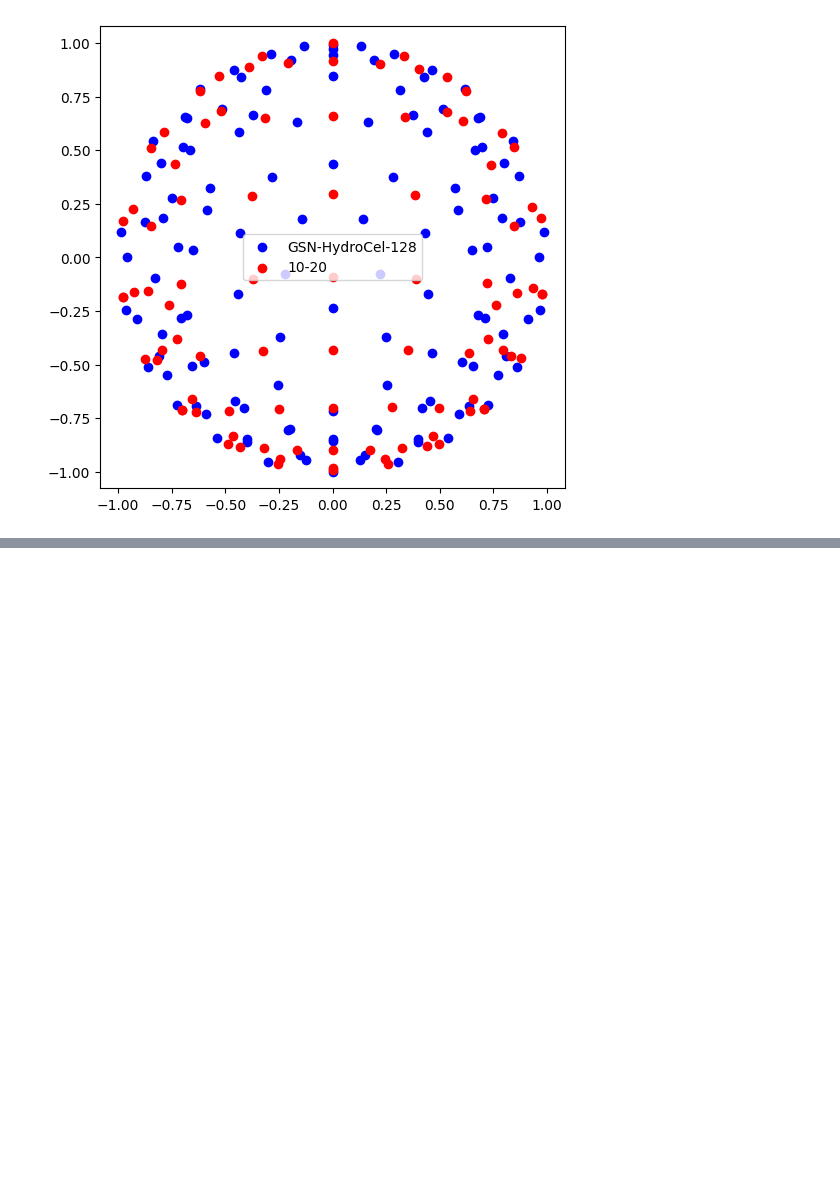
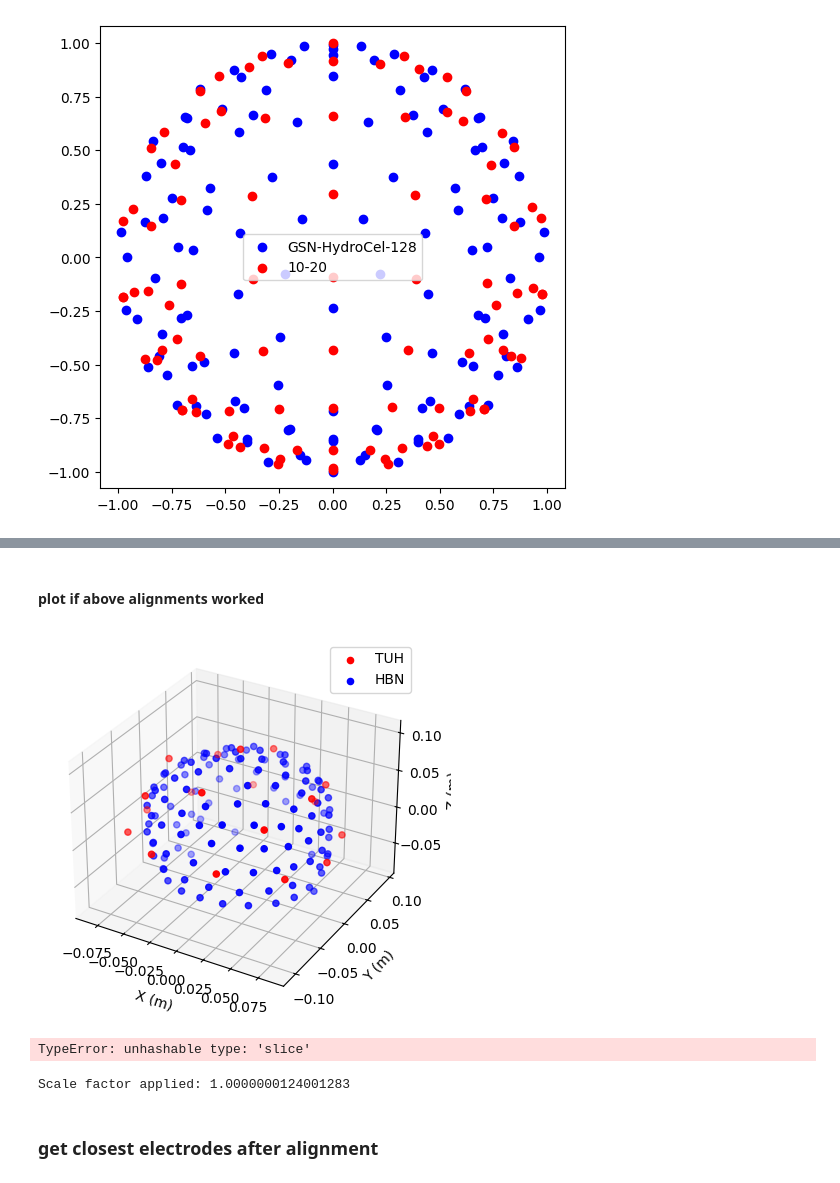
Before and after one commit to gjoelbye/SPEED, a Jupyter notebook: notebooks/hbn.ipynb, the cells around one changed output, grey strips where cells are left out. Saved outputs shown, nothing was run; the diff lists cells and outputs as text; code cells hidden in the pictures; blank space fills up the shorter version.

Commit message:
finally aligned and 19 channels picked

```diff
--- a/notebooks/hbn.ipynb
+++ b/notebooks/hbn.ipynb
@@ -535,0 +347,11 @@ len(mapping)
+# %%
+# load raw_tuh, then:
+# montage_tuh = make_tuh_montage()
+# PreprocessMethods.to_standard_names(raw_tuh)
+# PreprocessMethods.set_montage(raw_tuh, montage_tuh);
+
+tuh_channels = ['Fp1', 'Fp2', 'F7', 'F3', 'Fz', 'F4', 'F8', 'T7', 'C3', 'Cz', 'C4', 'T8', 'T5', 'P3', 'Pz', 'P4', 'T6', 'O1', 'O2']
+positions_tuh = get_channel_positions(raw_tuh) # 24?
+positions_tuh = {k:v for k, v in positions_tuh.items() if k in tuh_channels} # should only be 19 now
+# all_positions_tuh = montage_tuh.get_positions()['ch_pos'] # full 345?
+montage_tuh_subset = make_dig_montage(ch_pos=positions_tuh, coord_frame='head')
@@ -535,0 +386,54 @@ len(mapping)
+# %% [markdown]
+#### plot if above alignments worked
+# %%
+trans = read_trans('tuh_to_hbn2-trans.fif')
+# %%
+# Extract electrode positions
+montage_pos = np.array([d['r'] for d in montage_tuh_subset.dig])
+
+# Apply rigid head->head transform manually
+aligned_pos = apply_trans(trans, montage_pos)
+
+# Update the montage
+for d, r_new in zip(montage_tuh_subset.dig, aligned_pos):
+    d['r'] = r_new
+# %%
+# Example: TUH (aligned) and HBN template
+fig = plt.figure()
+ax = fig.add_subplot(111, projection='3d')
+
+# TUH montage (after alignment)
+tuh_pos = np.array([d['r'] for d in montage_tuh_subset.dig])
+ax.scatter(tuh_pos[:,0], tuh_pos[:,1], tuh_pos[:,2], c='r', label='TUH')
+
+# HBN template
+hbn_pos = np.array([d['r'] for d in montage_hbn.dig])
+ax.scatter(hbn_pos[:,0], hbn_pos[:,1], hbn_pos[:,2], c='b', label='HBN')
+
+ax.set_xlabel('X (m)')
+ax.set_ylabel('Y (m)')
+ax.set_zlabel('Z (m)')
+ax.legend()
+plt.show()
+# %% [output]
+[figure, added]
+# %%
+R = trans[:3, :3]
+scale = np.cbrt(np.linalg.det(R))  # approximate uniform scale
+print("Scale factor applied:", scale)
+# %% [output]
+TypeError: unhashable type: 'slice'
+# %%
+# If your transform is called 'trans'
+matrix = trans['trans']  # this is the 4x4 numpy array
+
+# Extract rotation+scale
+R = matrix[:3, :3]
+
+# Approximate uniform scale
+scale = np.cbrt(np.linalg.det(R))
+print("Scale factor applied:", scale)
+# %% [output]
+Scale factor applied: 1.0000000124001283
+# %% [markdown]
+### get closest electrodes after alignment
```
Also changed, not shown: parts of 62 cells of this notebook, 4 other files.
